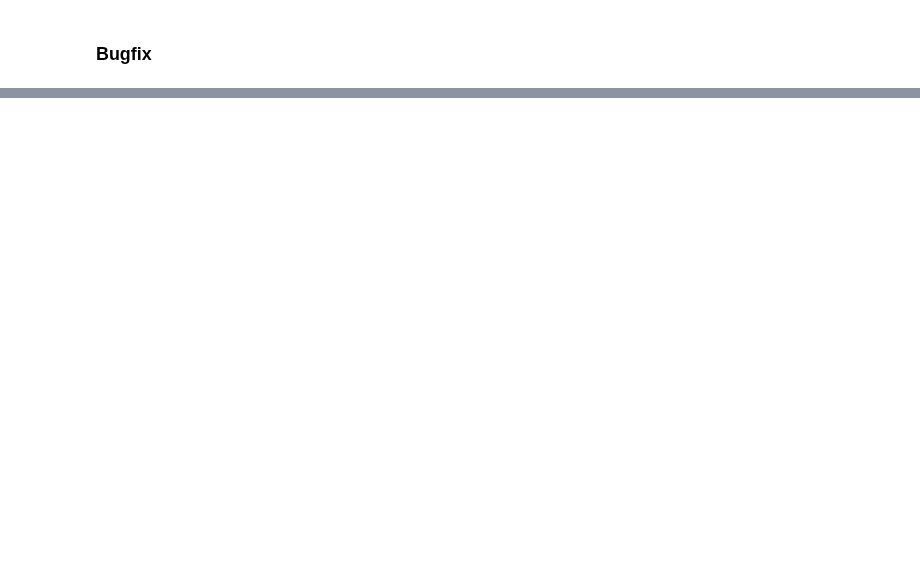
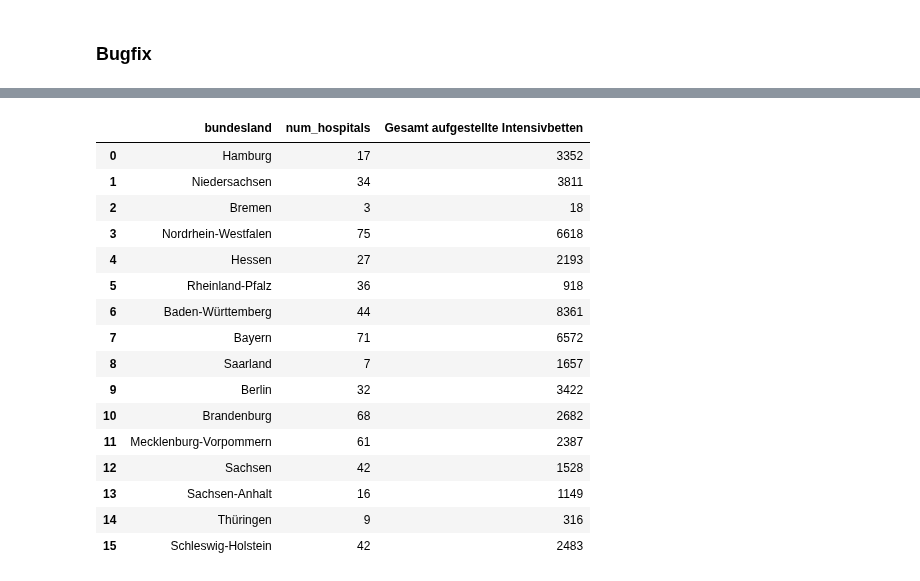
Before and after one commit to debsankha/covid-19, a Jupyter notebook: germany_stuff.ipynb, the cells around one changed output, grey strips where cells are left out. Saved outputs shown, nothing was run; the diff lists cells and outputs as text; code cells hidden in the pictures; blank space fills up the shorter version.

```diff
--- a/germany_stuff.ipynb
+++ b/germany_stuff.ipynb
@@ -558,0 +643,8 @@ tot = single_date[single_date['state']=='Germany']
+# %%
+with open('beds.json', 'r') as f:
+    divi_beds = json.load(f)
+# %%
+beds_each_state = divi_beds['data'][0]['values']
+# %%
+divi_beds_df = pd.DataFrame(beds_each_state)
+divi_beds_df.head()
@@ -558,0 +675,22 @@ tot = single_date[single_date['state']=='Germany']
+# %%
+divi_beds_df[[
+    'bundesland', 'num_hospitals', 'Gesamt aufgestellte Intensivbetten'
+]]
+# %% [output]
+|  | bundesland | num_hospitals | Gesamt aufgestellte Intensivbetten |
+| 0 | Hamburg | 17 | 3352 |
+| 1 | Niedersachsen | 34 | 3811 |
+| 2 | Bremen | 3 | 18 |
+| 3 | Nordrhein-Westfalen | 75 | 6618 |
+| 4 | Hessen | 27 | 2193 |
+| 5 | Rheinland-Pfalz | 36 | 918 |
+| 6 | Baden-Württemberg | 44 | 8361 |
+| 7 | Bayern | 71 | 6572 |
+| 8 | Saarland | 7 | 1657 |
+| 9 | Berlin | 32 | 3422 |
+| 10 | Brandenburg | 68 | 2682 |
+| 11 | Mecklenburg-Vorpommern | 61 | 2387 |
+| 12 | Sachsen | 42 | 1528 |
+| 13 | Sachsen-Anhalt | 16 | 1149 |
+| 14 | Thüringen | 9 | 316 |
+| 15 | Schleswig-Holstein | 42 | 2483 |
```
Also changed, not shown: parts of 12 cells of this notebook, 2 other files.
